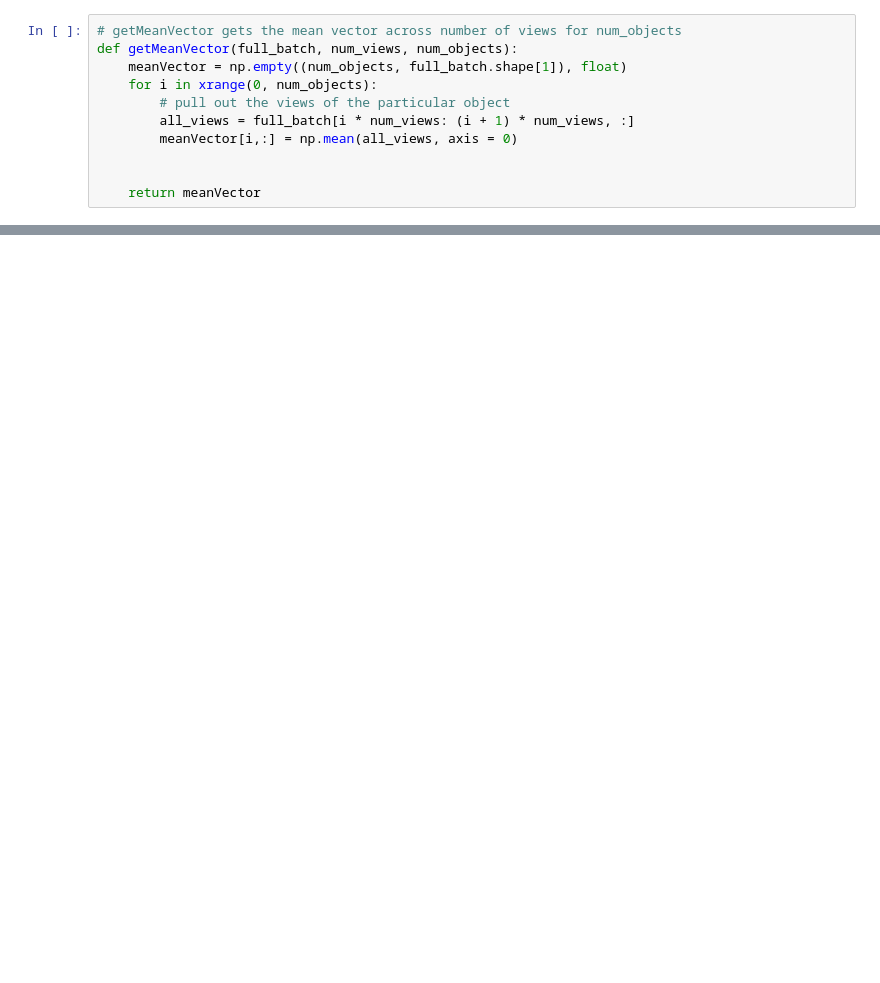
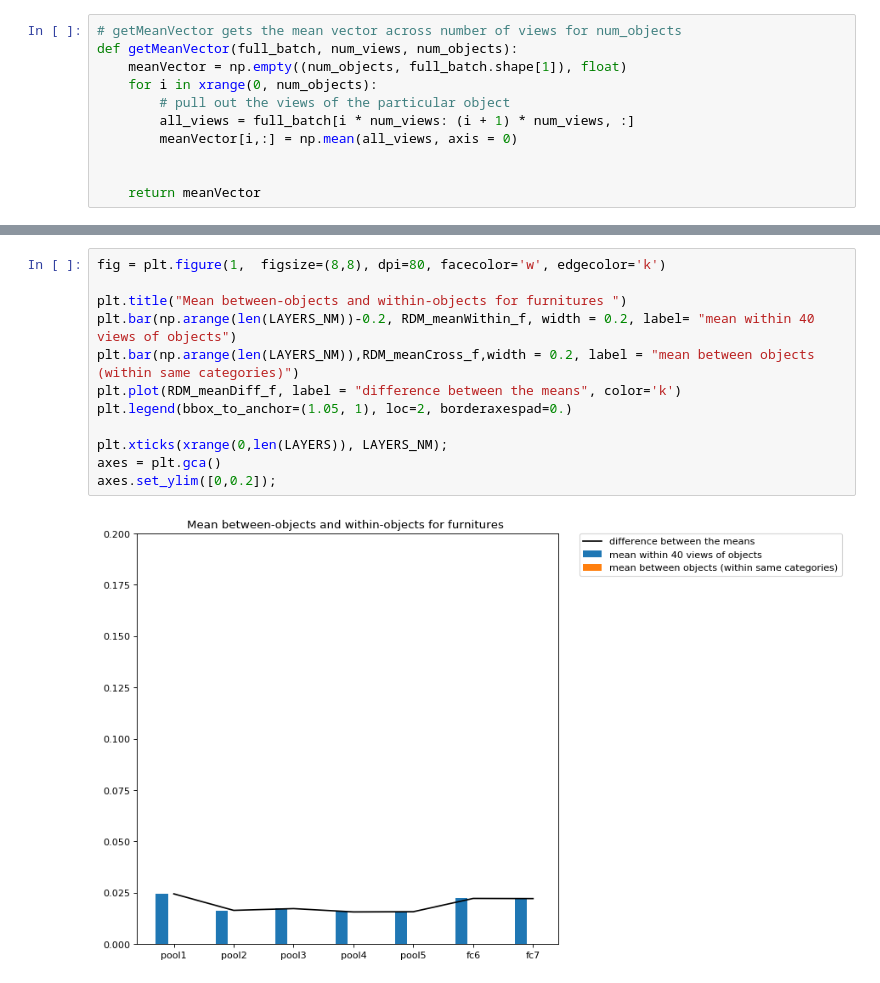
Before and after one commit to judithfan/sketchfeat, a Jupyter notebook: Model feature analysis of 3D objects.ipynb, the cells around one changed output, grey strips where cells are left out. Drawn from its saved outputs; the diff is of its cells as text; blank space fills up the shorter version.

```diff
--- a/Model feature analysis of 3D objects.ipynb
+++ b/Model feature analysis of 3D objects.ipynb
@@ -139,0 +313,14 @@ Taking the difference between RDM of fc6 and fc7, we have: 0.0470156385361
+# %%
+fig = plt.figure(1,  figsize=(8,8), dpi=80, facecolor='w', edgecolor='k')
+
+plt.title("Mean between-objects and within-objects for furnitures ")
+plt.bar(np.arange(len(LAYERS_NM))-0.2, RDM_meanWithin_f, width = 0.2, label= "mean within 40 views of objects")
+plt.bar(np.arange(len(LAYERS_NM)),RDM_meanCross_f,width = 0.2, label = "mean between objects (within same categories)")
+plt.plot(RDM_meanDiff_f, label = "difference between the means", color='k')
+plt.legend(bbox_to_anchor=(1.05, 1), loc=2, borderaxespad=0.)
+
+plt.xticks(xrange(0,len(LAYERS)), LAYERS_NM);
+axes = plt.gca()
+axes.set_ylim([0,0.2]);
+# %% [output]
+[figure, added]
```
Also changed, not shown: parts of 26 cells of this notebook.
